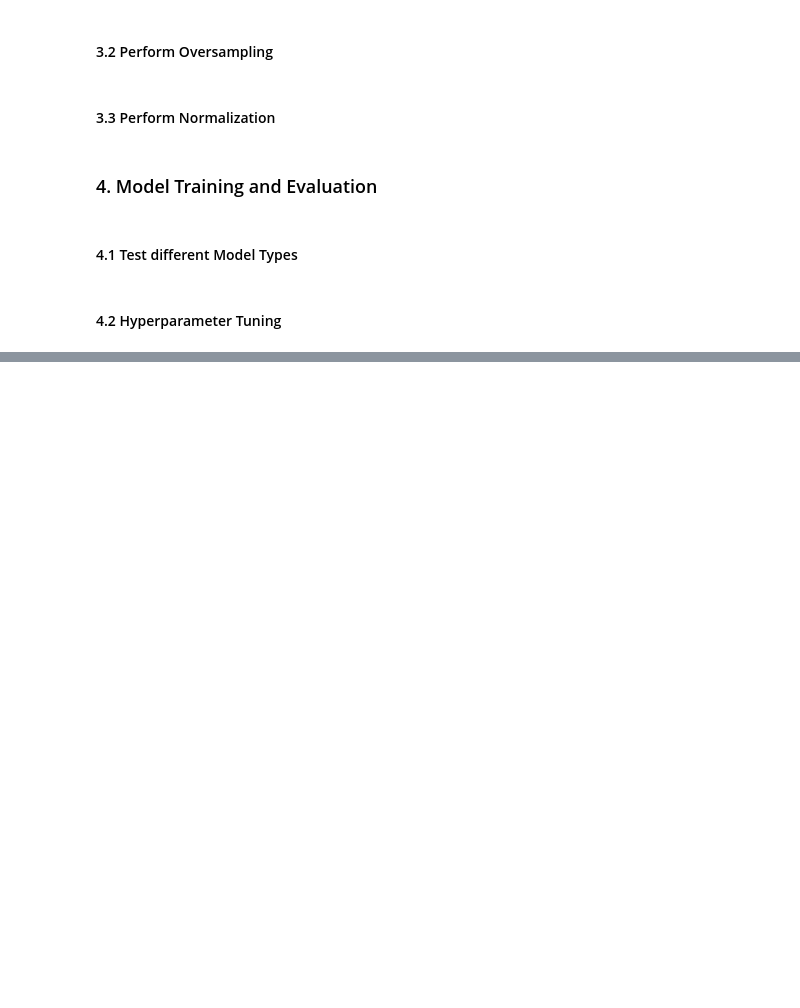
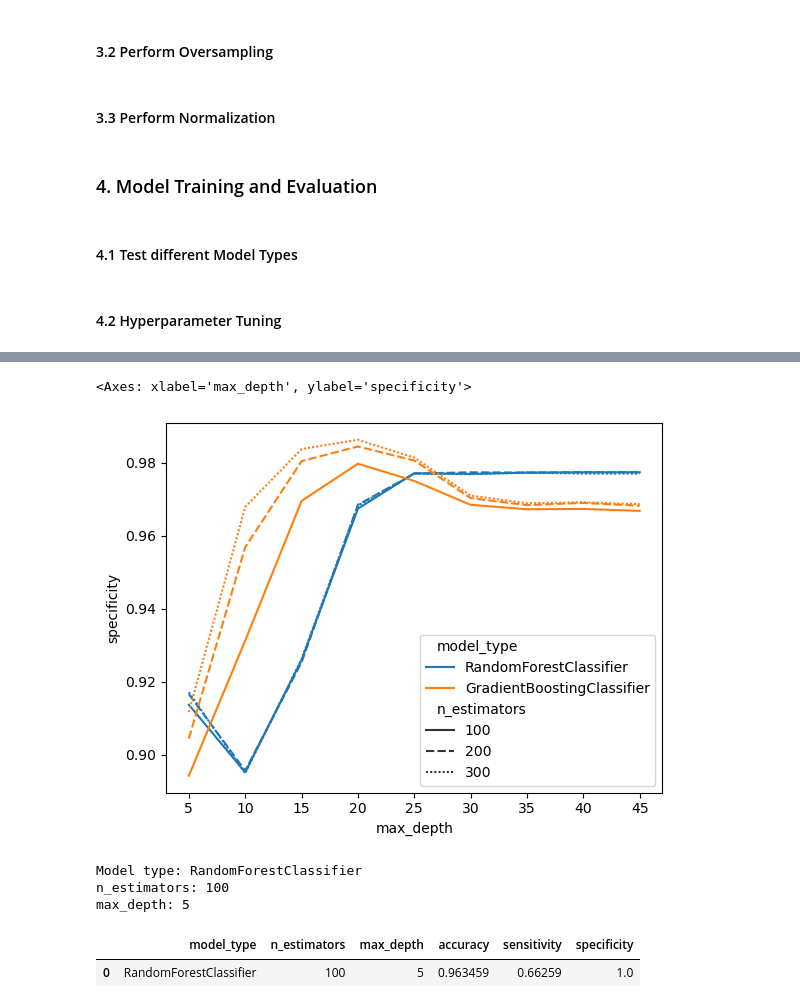
Before and after one commit to tobiasuihlein/diabetes_screening_and_diagnostics, a Jupyter notebook: notebooks/Draft.ipynb, the cells around one changed output, grey strips where cells are left out. Drawn from its saved outputs; the diff is of its cells as text; code cells hidden in the pictures; blank space fills up the shorter version.

```diff
--- a/notebooks/Draft.ipynb
+++ b/notebooks/Draft.ipynb
@@ -83,7 +109,7 @@ df = df.drop(columns = ['smoking_history', 'gender_female'])
 #### 3.1 Split Data
 # %%
 # define features and target
-features = df.drop(columns = ['diabetes', 'smoking_history', 'gender_female'])
+features = df.drop(columns = ['diabetes'])
 target = df['diabetes']
 # %%
 # split data into training and test
@@ -165,4 +207,26 @@ df_result = hyperparameter_tuning(X_train, X_test, y_train, y_test, models_dict,
 # save model test results to csv file
 df_result.to_csv('../data/testing/hyperparameter_with_oversampling.csv', index=False, encoding='utf-8')
 # %%
-sns.lineplot(df_result, x='max_depth', y='sensitivity', hue='Model Type', style='n_estimators')
+sns.lineplot(df_result, x='max_depth', y='specificity', hue='model_type', style='n_estimators')
+# %% [output]
+<Axes: xlabel='max_depth', ylabel='specificity'>
+[figure, added]
+# %%
+# define model types
+models_dict = {'RandomForestClassifier': RandomForestClassifier}
+
+# define hyperparameters
+n_estimators_grid = [100]
+max_depth_grid = [5]
+
+# run and evaluate grid search
+df_result = hyperparameter_tuning(X_train, X_test, y_train, y_test, models_dict, n_estimators_grid, max_depth_grid)
+# %% [output]
+Model type: RandomForestClassifier
+n_estimators: 100
+max_depth: 5
+# %%
+df_result
+# %% [output]
+|  | model_type | n_estimators | max_depth | accuracy | sensitivity | specificity |
+| 0 | RandomForestClassifier | 100 | 5 | 0.963459 | 0.66259 | 1.0 |
```
Also changed, not shown: parts of 5 cells of this notebook, 6 other files.
